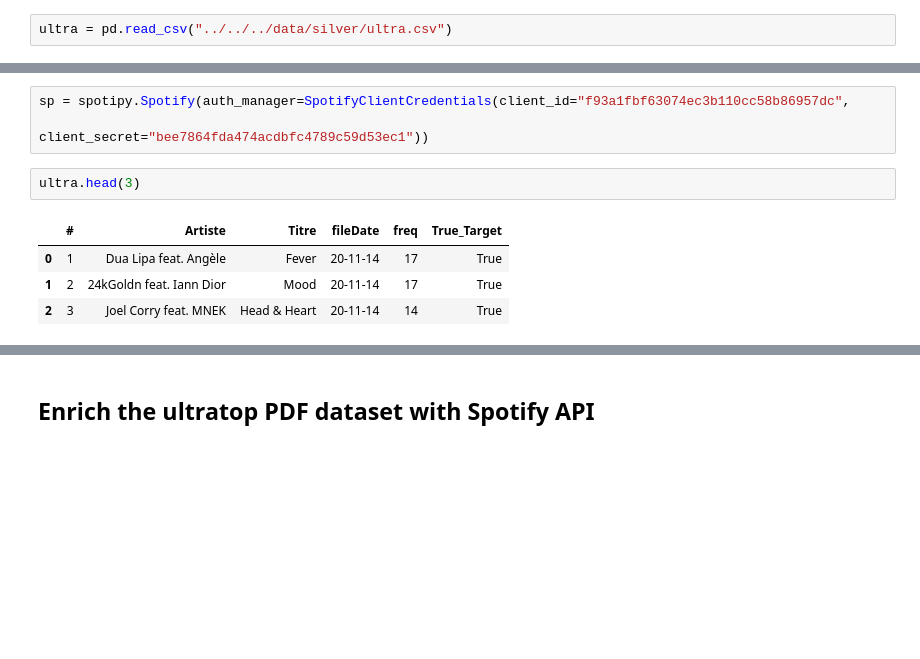
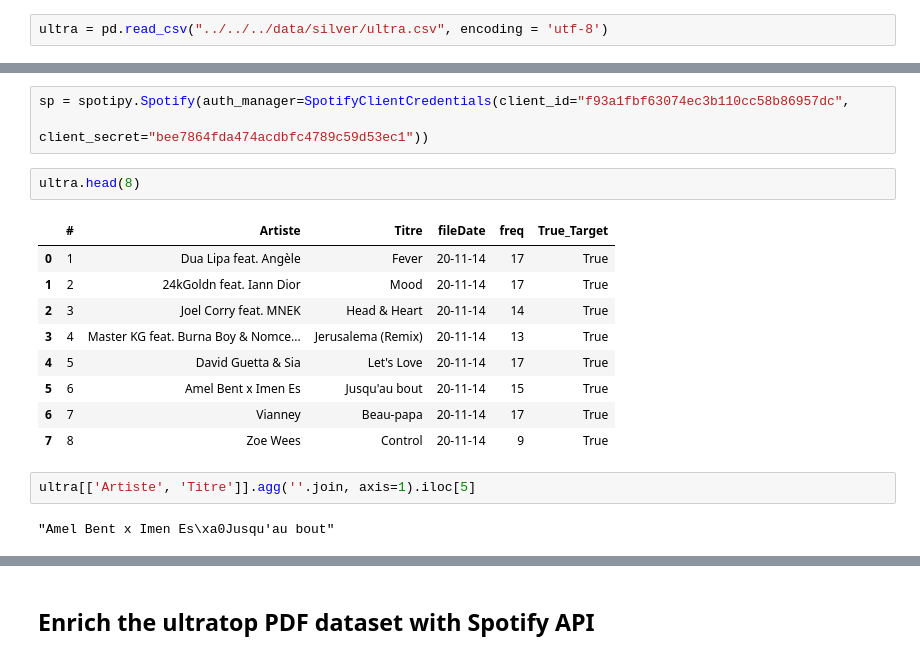
Before and after one commit to albert-kevin/G15SDSHackathon2021, a Jupyter notebook: code/notebooks/kevin/05_Spotify_Data_Cleaning.ipynb, the cells around one changed output, grey strips where cells are left out. Drawn from its saved outputs; the diff is of its cells as text; blank space fills up the shorter version.

```diff
--- a/code/notebooks/kevin/05_Spotify_Data_Cleaning.ipynb
+++ b/code/notebooks/kevin/05_Spotify_Data_Cleaning.ipynb
@@ -23,16 +12,25 @@ import keys
 # %% [output]
 /home/ubuntu/notebooks/G15SDSHackathon2021/code/notebooks/kevin
 # %%
-ultra = pd.read_csv("../../../data/silver/ultra.csv")
+ultra = pd.read_csv("../../../data/silver/ultra.csv", encoding = 'utf-8')
 # %%
 ultra.reset_index(inplace=True, drop=True)
 # %%
 sp = spotipy.Spotify(auth_manager=SpotifyClientCredentials(client_id="f93a1fbf63074ec3b110cc58b86957dc",
                                                            client_secret="bee7864fda474acdbfc4789c59d53ec1"))
 # %%
-ultra.head(3)
+ultra.head(8)
 # %% [output]
 |  | # | Artiste | Titre | fileDate | freq | True_Target |
 | 0 | 1 | Dua Lipa feat. Angèle | Fever | 20-11-14 | 17 | True |
 | 1 | 2 | 24kGoldn feat. Iann Dior | Mood | 20-11-14 | 17 | True |
 | 2 | 3 | Joel Corry feat. MNEK | Head & Heart | 20-11-14 | 14 | True |
+| 3 | 4 | Master KG feat. Burna Boy & Nomce... | Jerusalema (Remix) | 20-11-14 | 13 | True |
+| 4 | 5 | David Guetta & Sia | Let's Love | 20-11-14 | 17 | True |
+| 5 | 6 | Amel Bent x Imen Es | Jusqu'au bout | 20-11-14 | 15 | True |
+| 6 | 7 | Vianney | Beau-papa | 20-11-14 | 17 | True |
+| 7 | 8 | Zoe Wees | Control | 20-11-14 | 9 | True |
+# %%
+ultra[['Artiste', 'Titre']].agg(''.join, axis=1).iloc[5]
+# %% [output]
+"Amel Bent x Imen Es\xa0Jusqu'au bout"
```
Also changed, not shown: parts of 25 cells of this notebook, 6 other files.
